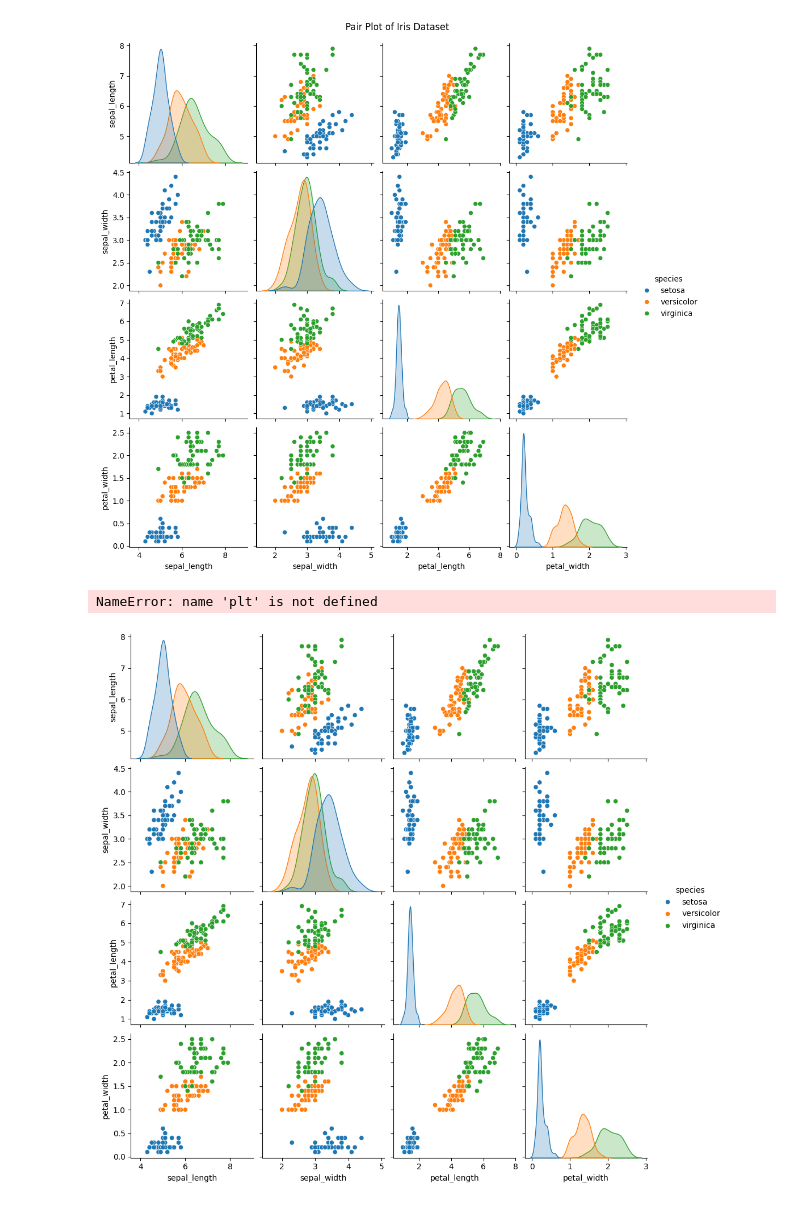
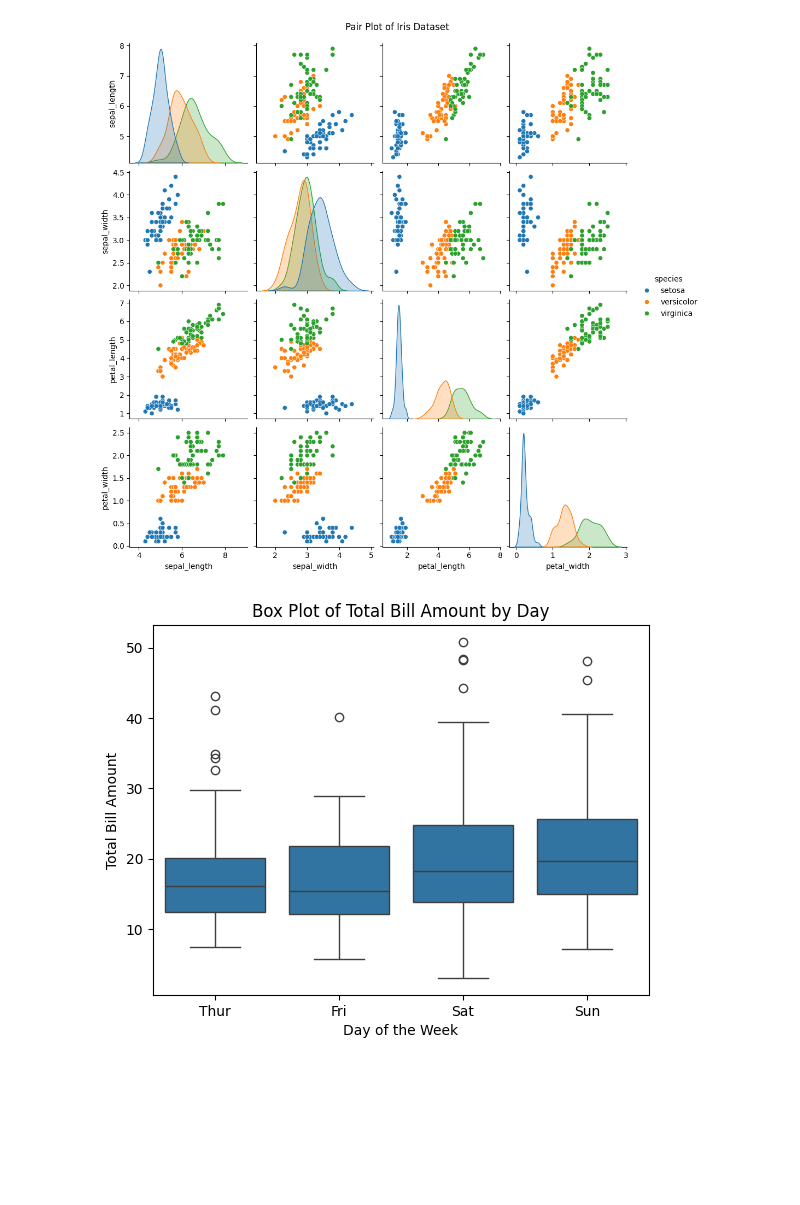
Before and after one commit to girishnn/sanjay, a Jupyter notebook: sanjay.ipynb, the cells around one changed output. Cells and saved outputs as stored; diff of their text form; code cells hidden in the pictures; blank space fills up the shorter version.

```diff
--- a/sanjay.ipynb
+++ b/sanjay.ipynb
@@ -656,14 +656,17 @@ plt.show()
 [figure]
 # %%
 import seaborn as sns
-# Load a sample dataset with multiple variables
-data = sns.load_dataset("iris")
-# Create a pair plot to visualize associations between variables
-sns.pairplot(data, hue="species")
-# Adding a title
-plt.suptitle('Pair Plot of Iris Dataset', y=1.02)
+import matplotlib.pyplot as plt
+# Load a sample dataset with categorical and numeric variables
+data = sns.load_dataset("tips")
+# Create a box plot to visualize the association between a categorical
+# variable and a numeric variable
+sns.boxplot(x="day", y="total_bill", data=data)
+# Adding labels and a title
+plt.xlabel('Day of the Week')
+plt.ylabel('Total Bill Amount')
+plt.title('Box Plot of Total Bill Amount by Day')
 # Show the plot
 plt.show()
 # %% [output]
-NameError: name 'plt' is not defined
-[figure, old version]
+[figure, new version]
```
Also changed, not shown: parts of 9 cells of this notebook.
